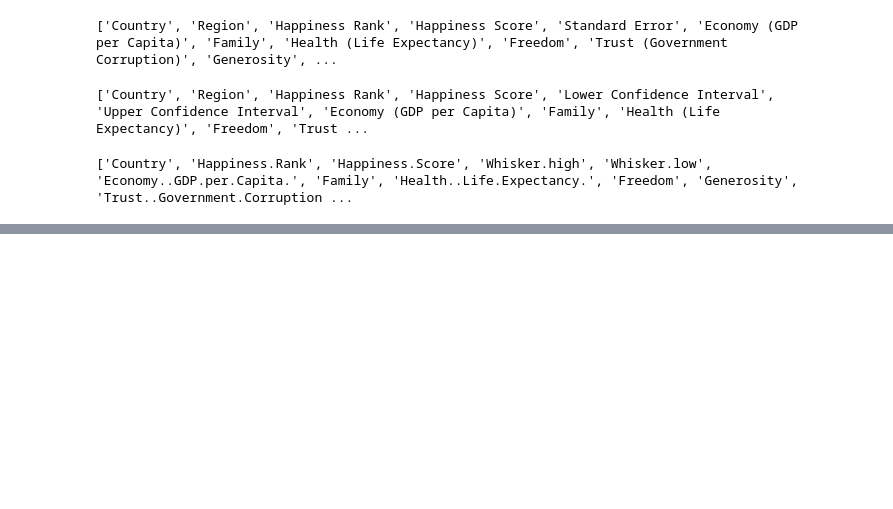
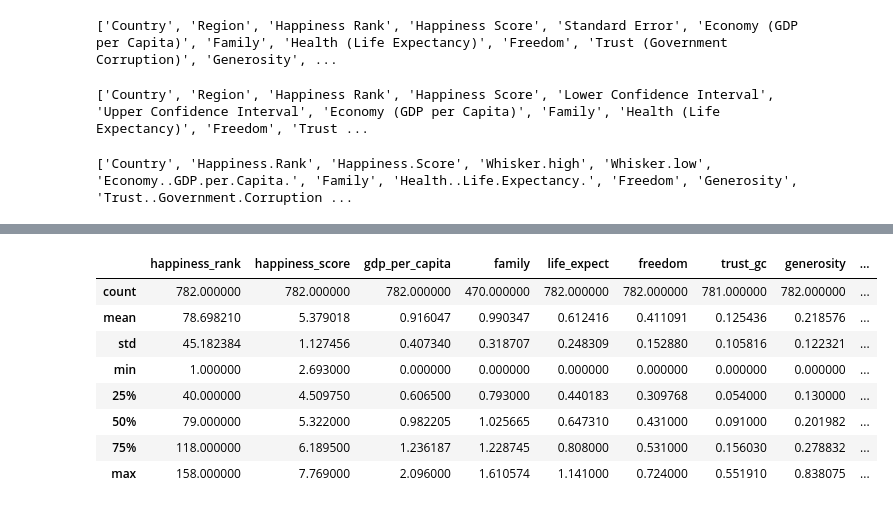
Before and after one commit to crismassaneiro/world-happiness-report, a Jupyter notebook: analisys.ipynb, the cells around one changed output, grey strips where cells are left out. Drawn from its saved outputs; the diff is of its cells as text; code cells hidden in the pictures; blank space fills up the shorter version.

```diff
--- a/analisys.ipynb
+++ b/analisys.ipynb
@@ -143,0 +332,12 @@ print(list(dataset2019.columns))
+# %%
+all_datasets.describe()
+# %% [output]
+|  | happiness_rank | happiness_score | gdp_per_capita | family | life_expect | freedom | trust_gc | generosity | ... |
+| count | 782.000000 | 782.000000 | 782.000000 | 470.000000 | 782.000000 | 782.000000 | 781.000000 | 782.000000 | ... |
+| mean | 78.698210 | 5.379018 | 0.916047 | 0.990347 | 0.612416 | 0.411091 | 0.125436 | 0.218576 | ... |
+| std | 45.182384 | 1.127456 | 0.407340 | 0.318707 | 0.248309 | 0.152880 | 0.105816 | 0.122321 | ... |
+| min | 1.000000 | 2.693000 | 0.000000 | 0.000000 | 0.000000 | 0.000000 | 0.000000 | 0.000000 | ... |
+| 25% | 40.000000 | 4.509750 | 0.606500 | 0.793000 | 0.440183 | 0.309768 | 0.054000 | 0.130000 | ... |
+| 50% | 79.000000 | 5.322000 | 0.982205 | 1.025665 | 0.647310 | 0.431000 | 0.091000 | 0.201982 | ... |
+| 75% | 118.000000 | 6.189500 | 1.236187 | 1.228745 | 0.808000 | 0.531000 | 0.156030 | 0.278832 | ... |
+| max | 158.000000 | 7.769000 | 2.096000 | 1.610574 | 1.141000 | 0.724000 | 0.551910 | 0.838075 | ... |
```
Also changed, not shown: parts of 36 cells of this notebook.
